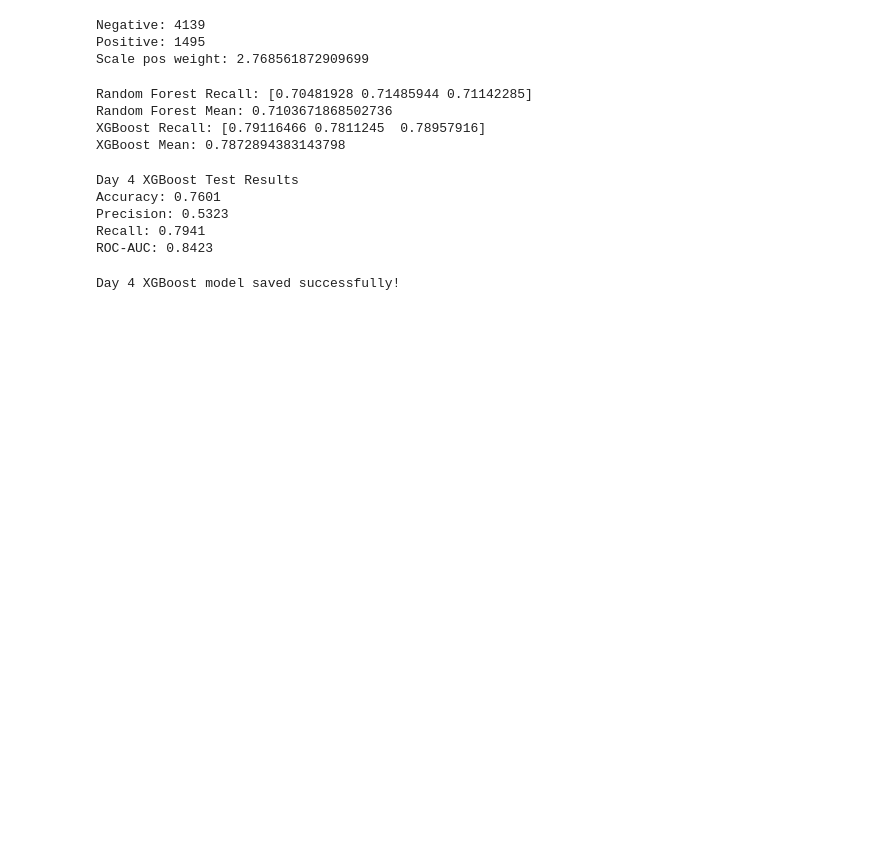
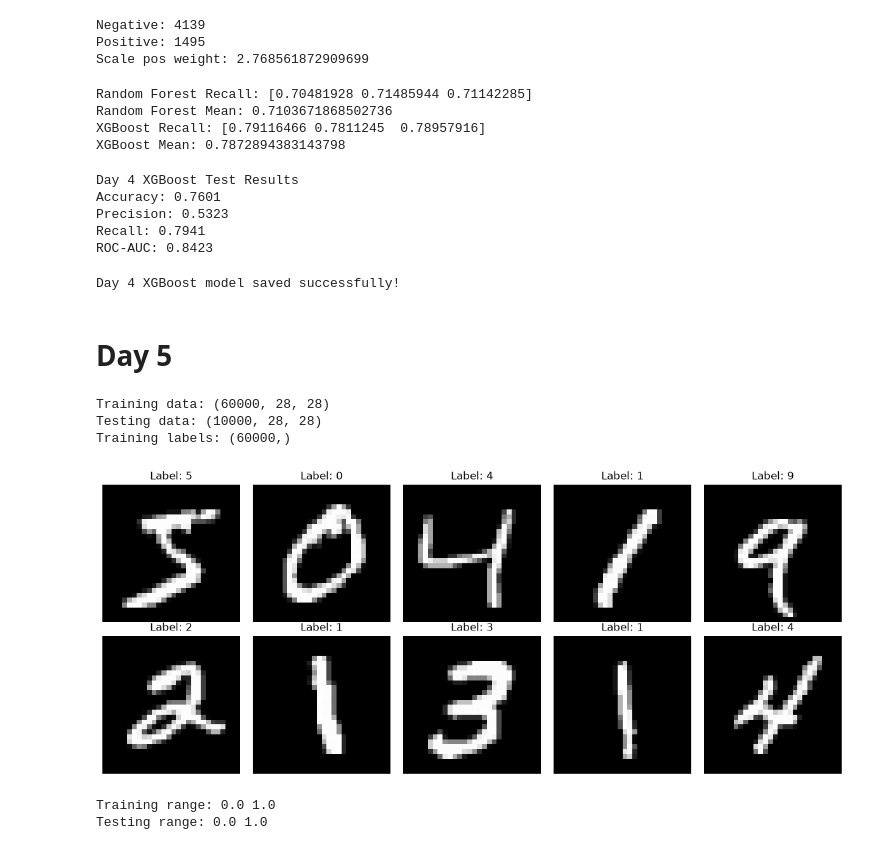
Before and after one commit to PriT21/RetailMind-AI, a Jupyter notebook: notebooks/train.ipynb, the cells around one changed output. Cells and saved outputs as stored; diff of their text form; code cells hidden in the pictures; blank space fills up the shorter version.

```diff
--- a/notebooks/train.ipynb
+++ b/notebooks/train.ipynb
@@ -994,3 +981,44 @@ joblib.dump(
 print("Day 4 XGBoost model saved successfully!")
 # %% [output]
 Day 4 XGBoost model saved successfully!
+# %% [markdown]
+# Day 5
+# %%
+import tensorflow as tf
+
+# Load MNIST dataset
+(X_train, y_train), (X_test, y_test) = tf.keras.datasets.mnist.load_data()
+
+print("Training data:", X_train.shape)
+print("Testing data:", X_test.shape)
+print("Training labels:", y_train.shape)
+# %% [output]
+Training data: (60000, 28, 28)
+Testing data: (10000, 28, 28)
+Training labels: (60000,)
+# %%
+import matplotlib.pyplot as plt
+
+# Display first 10 images
+plt.figure(figsize=(12, 5))
+
+for i in range(10):
+    plt.subplot(2, 5, i + 1)
+    plt.imshow(X_train[i], cmap="gray")
+    plt.title(f"Label: {y_train[i]}")
+    plt.axis("off")
+
+plt.tight_layout()
+plt.show()
+# %% [output]
+[figure, added]
+# %%
+# Normalise pixel values
+X_train = X_train.astype("float32") / 255.0
+X_test = X_test.astype("float32") / 255.0
+
+print("Training range:", X_train.min(), X_train.max())
+print("Testing range:", X_test.min(), X_test.max())
+# %% [output]
+Training range: 0.0 1.0
+Testing range: 0.0 1.0
```
Also changed, not shown: parts of 17 cells of this notebook, 2 other files.
